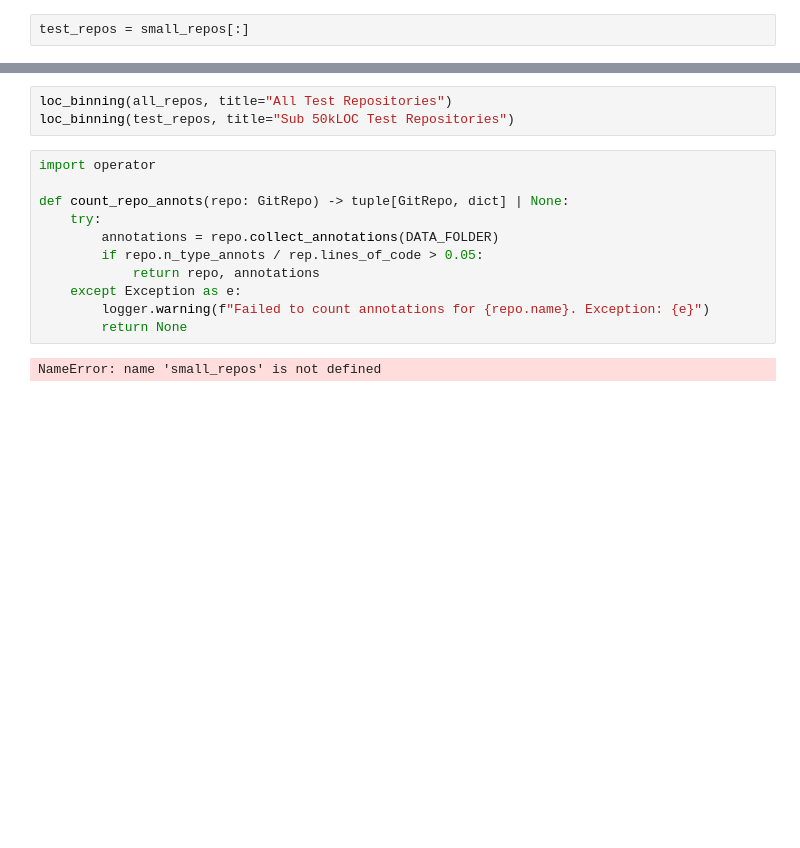
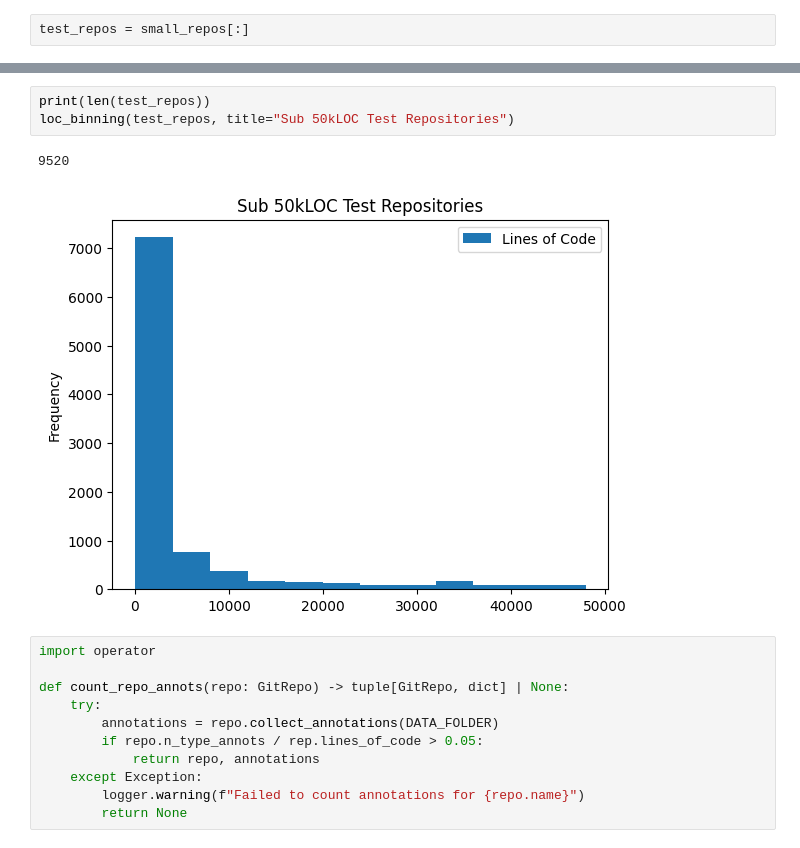
Before and after one commit to multidim-typeinf4py/scripts, a Jupyter notebook: experiments/00datasets/cdt4py.ipynb, the cells around one changed output, grey strips where cells are left out. Drawn from its saved outputs; the diff is of its cells as text; blank space fills up the shorter version.

```diff
--- a/experiments/00datasets/cdt4py.ipynb
+++ b/experiments/00datasets/cdt4py.ipynb
@@ -117,6 +151,9 @@ def loc_binning(repos: list[GitRepo], title: str) -> None:
 # %%
-loc_binning(all_repos, title="All Test Repositories")
+print(len(test_repos))
 loc_binning(test_repos, title="Sub 50kLOC Test Repositories")
+# %% [output]
+9520
+[figure, added]
 # %%
 import operator
 
@@ -125,11 +162,9 @@ def count_repo_annots(repo: GitRepo) -> tuple[GitRepo, dict] | None:
         annotations = repo.collect_annotations(DATA_FOLDER)
         if repo.n_type_annots / rep.lines_of_code > 0.05:
             return repo, annotations
-    except Exception as e:
-        logger.warning(f"Failed to count annotations for {repo.name}. Exception: {e}")
+    except Exception:
+        logger.warning(f"Failed to count annotations for {repo.name}")
         return None
-# %% [output]
-NameError: name 'small_repos' is not defined
 # %%
 from concurrent.futures import ProcessPoolExecutor, as_completed
 
```
Also changed, not shown: parts of 14 cells of this notebook.
